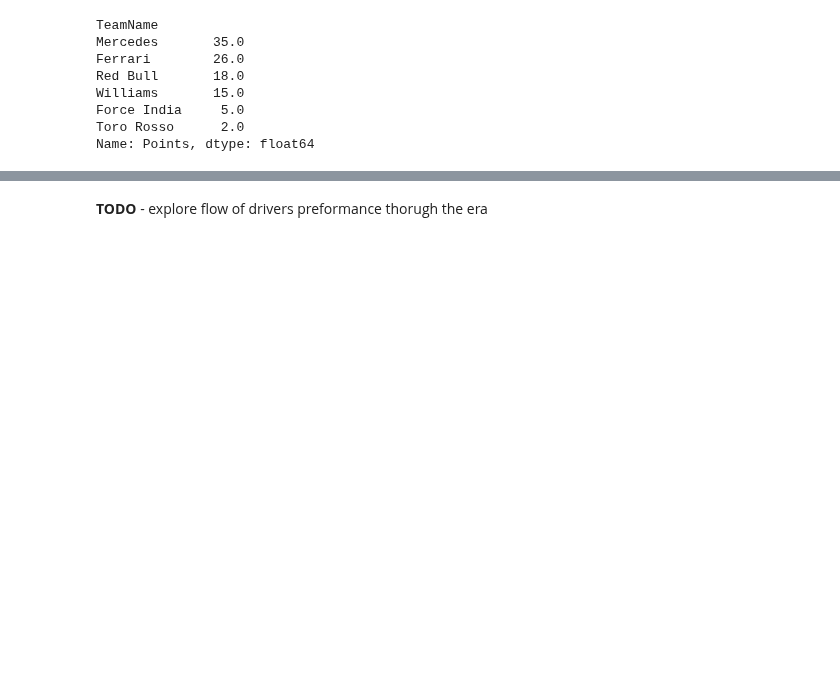
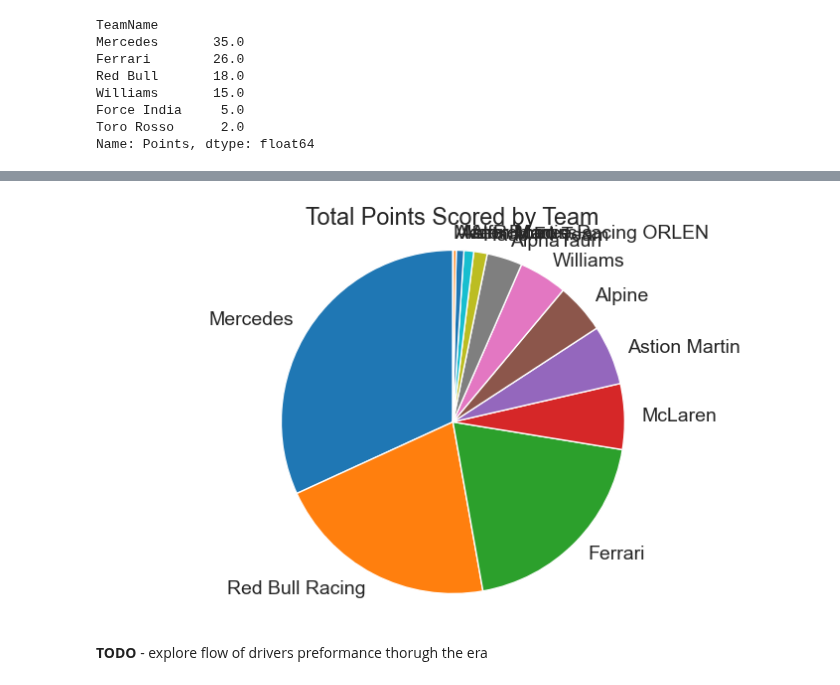
Before and after one commit to Zoibderg/F1-Analysis, a Jupyter notebook: Hybrid_Era_Analysis.ipynb, the cells around one changed output, grey strips where cells are left out. Cells and saved outputs as stored; diff of their text form; code cells hidden in the pictures; blank space fills up the shorter version.

Commit message:
got teams points totals for era, concatinated, and created quick piechart

```diff
--- a/Hybrid_Era_Analysis.ipynb
+++ b/Hybrid_Era_Analysis.ipynb
@@ -520,3 +520,22 @@ Williams       15.0
 Force India     5.0
 Toro Rosso      2.0
 Name: Points, dtype: float64
+# %%
+total_scores = None
+
+for year in hybrid_event_data.index:
+    # print(year)
+    for event in hybrid_event_data.columns:
+        if event in list(hybrid_events.loc[year]):
+            # print(event)
+            event_scores = hybrid_event_data.loc[year, event][hybrid_event_data.loc[year, event].Points > 0]
+            event_scores_teams = event_scores.groupby('TeamName').Points.sum()
+            # event_scores_teams = event_scores_teams.sort_values(ascending=False)
+            if total_scores is None:
+                total_scores = event_scores_teams
+            else:
+                total_scores = total_scores.add(event_scores_teams, fill_value=0)
+
+total_scores = total_scores.sort_values(ascending=False)
+total_scores = pd.DataFrame({'Team':total_scores.index, 'Points':total_scores.values})
+total_scores
@@ -522,0 +560,4 @@ Name: Points, dtype: float64
+# %%
+# COMBINE TEAMS TO THEIR CURRNENT NAMES
+total_scores = total_scores.replace({'Red Bull': 'Red Bull Racing', 'Alfa Romeo Racing': 'Alfa Romeo Racing ORLEN', 'Marussia': 'Manor Marussia', 'Lotus F1': 'Alpine', 'Renault': 'Alpine', 'Sauber': 'Alfa Romeo Racing ORLEN', 'Force India': 'Astion Martin', 'Racing Point': 'Astion Martin', 'Toro Rosso': 'AlphaTauri'})
+total_scores = total_scores.groupby('Team').sum().sort_values(by='Points', ascending=False)
@@ -523,3 +582,11 @@ Name: Points, dtype: float64
+# %%
+# GRAPH TOTAL SCORES IN A PIE CHART AND GIVE EACH TEAM ITS TEAM COLOUR
+plt.pie(total_scores.Points, labels=total_scores.index, startangle=90)
+plt.axis('equal')
+plt.title('Total Points Scored by Team')
+plt.show()
+# %% [output]
+[figure, added]
 # %% [markdown]
 **TODO** - explore flow of drivers preformance thorugh the era
 # %% [markdown]
```
Also changed, not shown: parts of 3 cells of this notebook.
